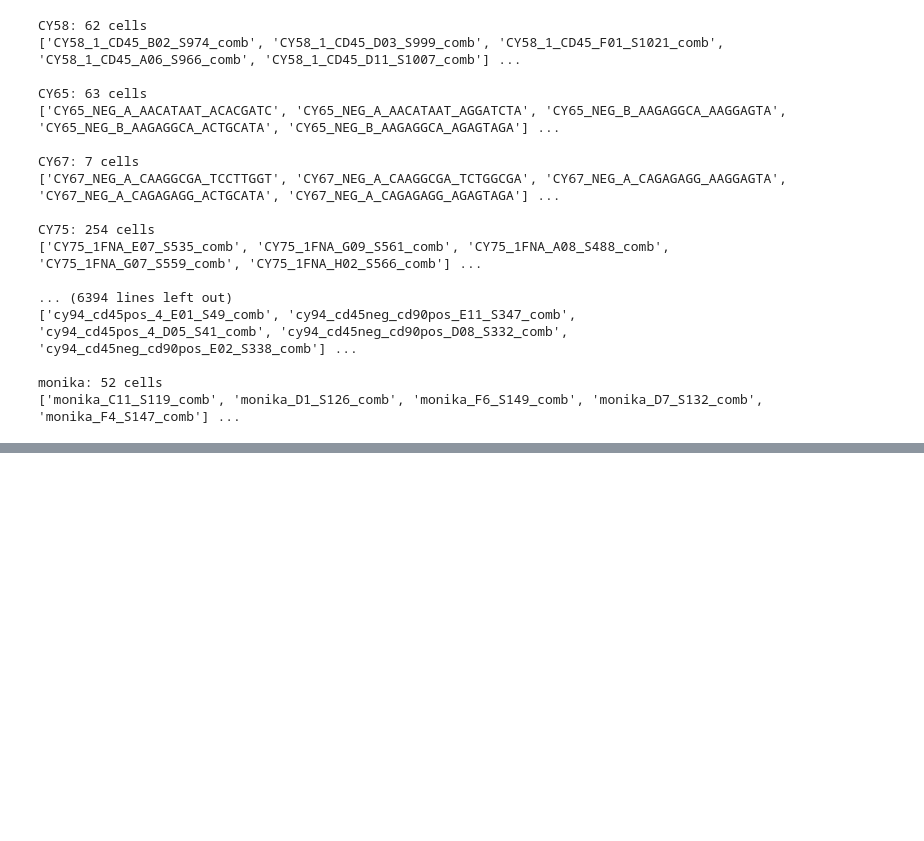
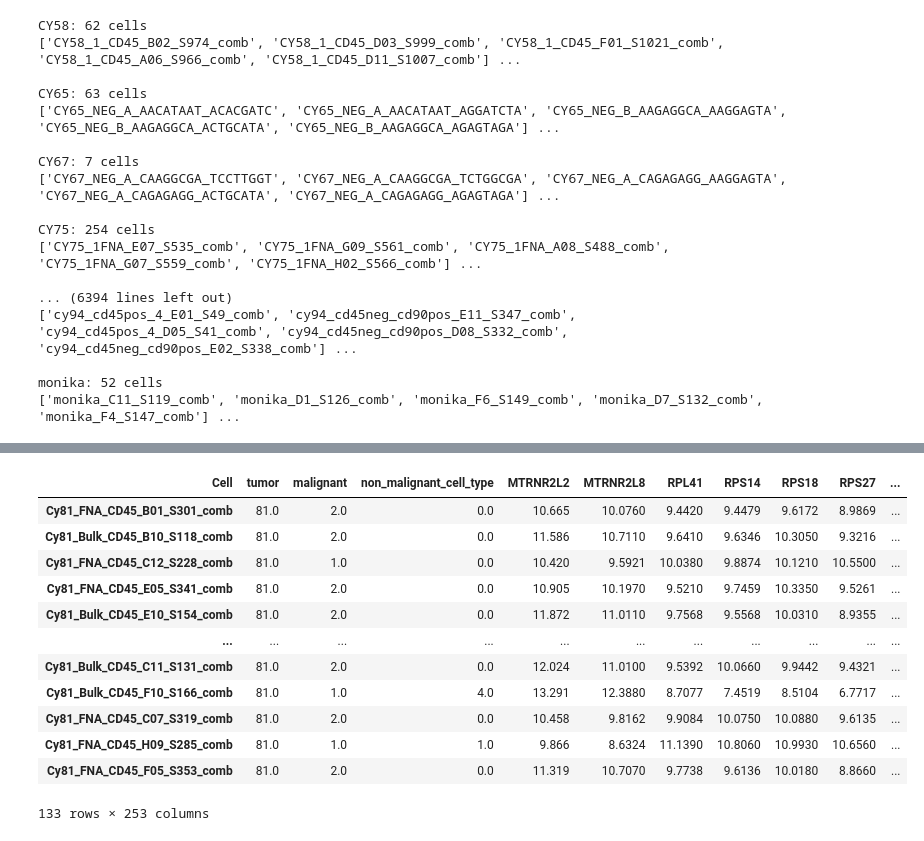
Before and after one commit to asrira428/SingleCellAnalysis, a Jupyter notebook: Untitled-1.ipynb, the cells around one changed output, grey strips where cells are left out. Saved outputs shown, nothing was run; the diff lists cells and outputs as text; code cells hidden in the pictures; blank space fills up the shorter version.

```diff
--- a/Untitled-1.ipynb
+++ b/Untitled-1.ipynb
@@ -134,0 +173,16 @@ df_cy89a
+# %%
+df_top250
+# %% [output]
+| Cell | tumor | malignant | non_malignant_cell_type | MTRNR2L2 | MTRNR2L8 | RPL41 | RPS14 | RPS18 | RPS27 | ... |
+| Cy81_FNA_CD45_B01_S301_comb | 81.0 | 2.0 | 0.0 | 10.665 | 10.0760 | 9.4420 | 9.4479 | 9.6172 | 8.9869 | ... |
+| Cy81_Bulk_CD45_B10_S118_comb | 81.0 | 2.0 | 0.0 | 11.586 | 10.7110 | 9.6410 | 9.6346 | 10.3050 | 9.3216 | ... |
+| Cy81_FNA_CD45_C12_S228_comb | 81.0 | 1.0 | 0.0 | 10.420 | 9.5921 | 10.0380 | 9.8874 | 10.1210 | 10.5500 | ... |
+| Cy81_FNA_CD45_E05_S341_comb | 81.0 | 2.0 | 0.0 | 10.905 | 10.1970 | 9.5210 | 9.7459 | 10.3350 | 9.5261 | ... |
+| Cy81_Bulk_CD45_E10_S154_comb | 81.0 | 2.0 | 0.0 | 11.872 | 11.0110 | 9.7568 | 9.5568 | 10.0310 | 8.9355 | ... |
+| ... | ... | ... | ... | ... | ... | ... | ... | ... | ... | ... |
+| Cy81_Bulk_CD45_C11_S131_comb | 81.0 | 2.0 | 0.0 | 12.024 | 11.0100 | 9.5392 | 10.0660 | 9.9442 | 9.4321 | ... |
+| Cy81_Bulk_CD45_F10_S166_comb | 81.0 | 1.0 | 4.0 | 13.291 | 12.3880 | 8.7077 | 7.4519 | 8.5104 | 6.7717 | ... |
+| Cy81_FNA_CD45_C07_S319_comb | 81.0 | 2.0 | 0.0 | 10.458 | 9.8162 | 9.9084 | 10.0750 | 10.0880 | 9.6135 | ... |
+| Cy81_FNA_CD45_H09_S285_comb | 81.0 | 1.0 | 1.0 | 9.866 | 8.6324 | 11.1390 | 10.8060 | 10.9930 | 10.6560 | ... |
+| Cy81_FNA_CD45_F05_S353_comb | 81.0 | 2.0 | 0.0 | 11.319 | 10.7070 | 9.7738 | 9.6136 | 10.0180 | 8.8660 | ... |
+133 rows × 253 columns
```
Also changed, not shown: parts of 7 cells of this notebook, 1 other file.
